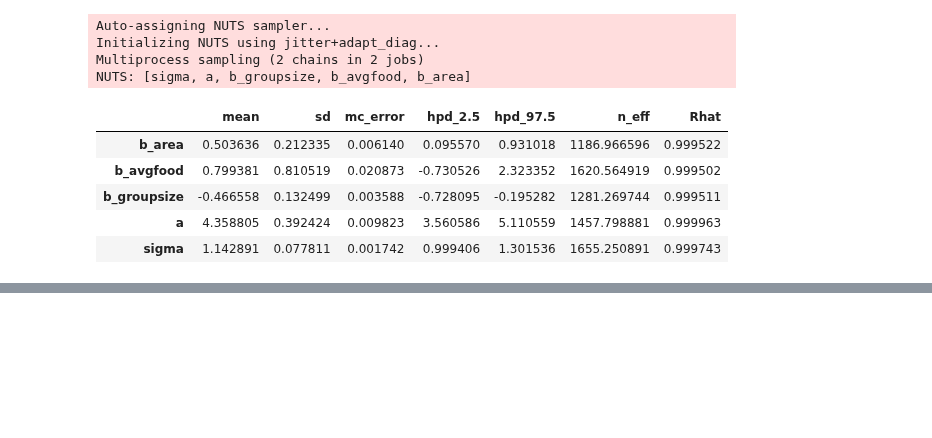
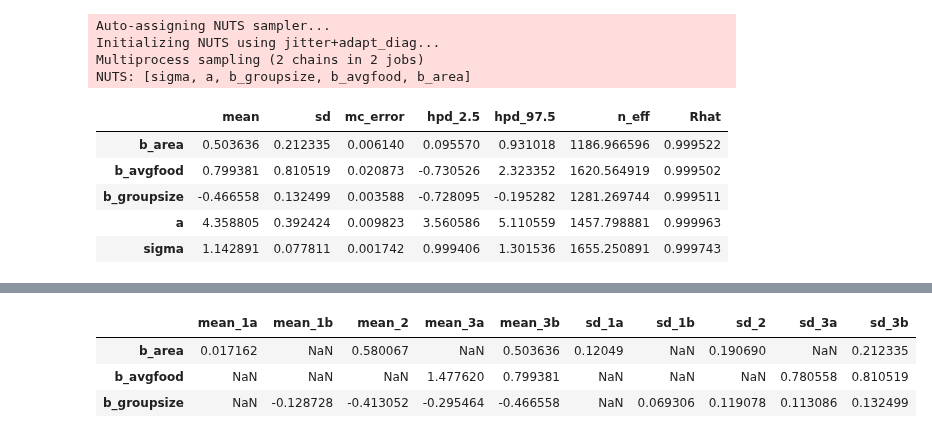
Before and after one commit to nwweber/statistical_rethinking, a Jupyter notebook: chapter_05_multivariate_linear_models.ipynb, the cells around one changed output, grey strips where cells are left out. Saved outputs shown, nothing was run; the diff lists cells and outputs as text; code cells hidden in the pictures; blank space fills up the shorter version.

```diff
--- a/chapter_05_multivariate_linear_models.ipynb
+++ b/chapter_05_multivariate_linear_models.ipynb
@@ -2078,0 +2081,21 @@ To be written!
+# %%
+traces = [
+    trace_m_practice_5_h_1_a,
+    trace_m_practice_5_h_1_b,
+    trace_m_practice_5_h_2,
+    trace_m_practice_5_h_3_a,
+    trace_m_practice_5_h_3_b
+]
+# %%
+summaries = [summarize_interesting(t).rename(normalize_varname).rename(lambda n:'{}_{}'.format(n, i), axis='columns') for i, t in zip(['1a', '1b', '2', '3a', '3b'], traces)]
+# %%
+joined = summaries[0].join(other=summaries[1:], how='outer')
+# %%
+interesting_cols = [c for c in joined.columns if any([keyword in c for keyword in ['mean', 'sd']])]
+# %%
+joined[sorted(interesting_cols)].filter(like='b_', axis=0)
+# %% [output]
+|  | mean_1a | mean_1b | mean_2 | mean_3a | mean_3b | sd_1a | sd_1b | sd_2 | sd_3a | sd_3b |
+| b_area | 0.017162 | NaN | 0.580067 | NaN | 0.503636 | 0.12049 | NaN | 0.190690 | NaN | 0.212335 |
+| b_avgfood | NaN | NaN | NaN | 1.477620 | 0.799381 | NaN | NaN | NaN | 0.780558 | 0.810519 |
+| b_groupsize | NaN | -0.128728 | -0.413052 | -0.295464 | -0.466558 | NaN | 0.069306 | 0.119078 | 0.113086 | 0.132499 |
```
Also changed, not shown: parts of 5 cells of this notebook.
